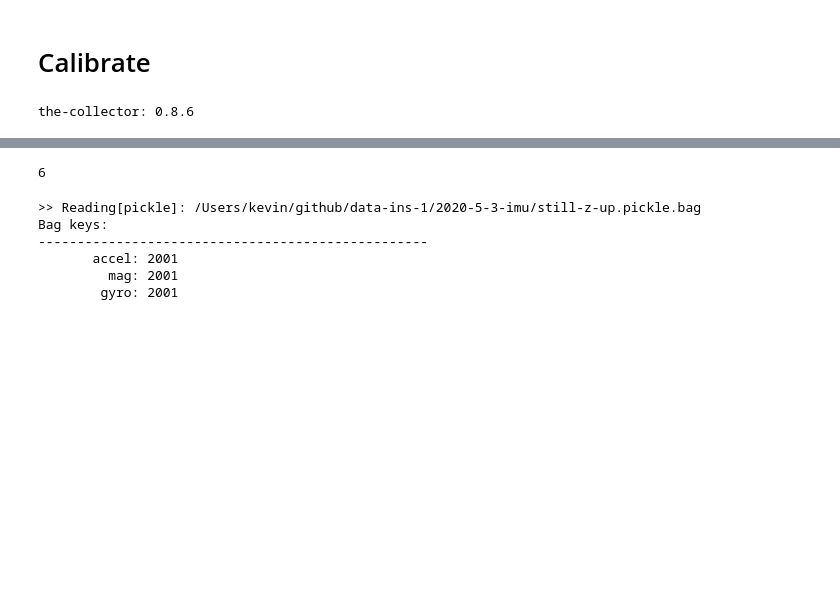
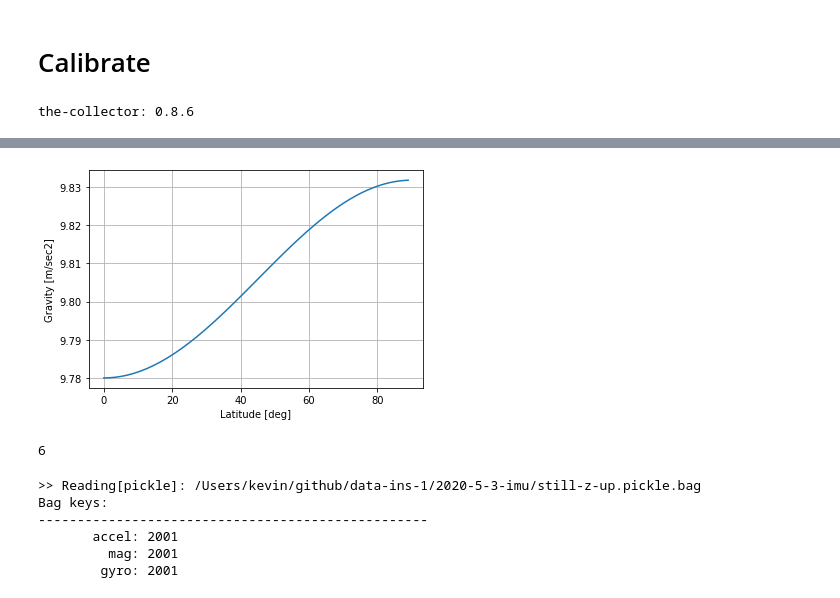
Before and after one commit to walchko/github-blog, a Jupyter notebook: source/blog/inertial-navigation/calibration-accelerometer/calibrate-accelerometer.ipynb, the cells around one changed output, grey strips where cells are left out. Drawn from its saved outputs; the diff is of its cells as text; code cells hidden in the pictures; blank space fills up the shorter version.

```diff
--- a/source/blog/inertial-navigation/calibration-accelerometer/calibrate-accelerometer.ipynb
+++ b/source/blog/inertial-navigation/calibration-accelerometer/calibrate-accelerometer.ipynb
@@ -106,0 +108,10 @@ drwxr-xr-x  3 kevin  staff    96B May  3 17:47 trinket-circuitpython
+# %%
+def gravity(lat):
+    return 9.78*(1 + 0.0053*sin(lat)**2 - 0.0000058*sin(2*lat)**2)
+# %%
+plt.plot(range(90), [gravity(x*pi/180) for x in range(90)])
+plt.ylabel("Gravity [m/sec2]")
+plt.xlabel("Latitude [deg]")
+plt.grid(True);
+# %% [output]
+[figure, added]
```
Also changed, not shown: parts of 18 cells of this notebook, 8 other files.
